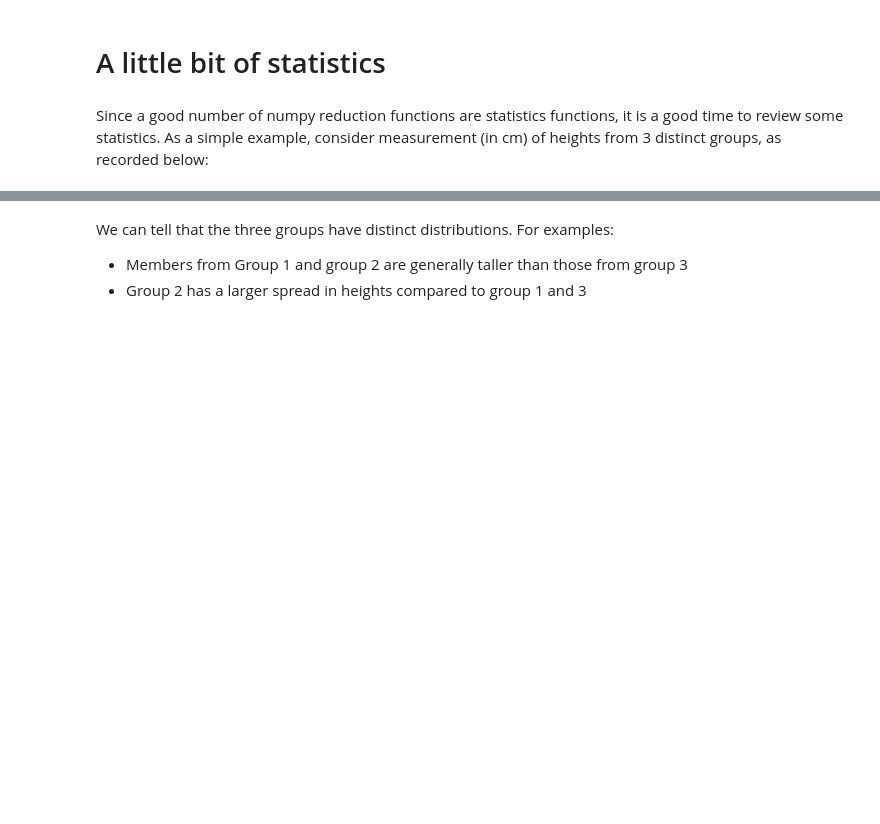
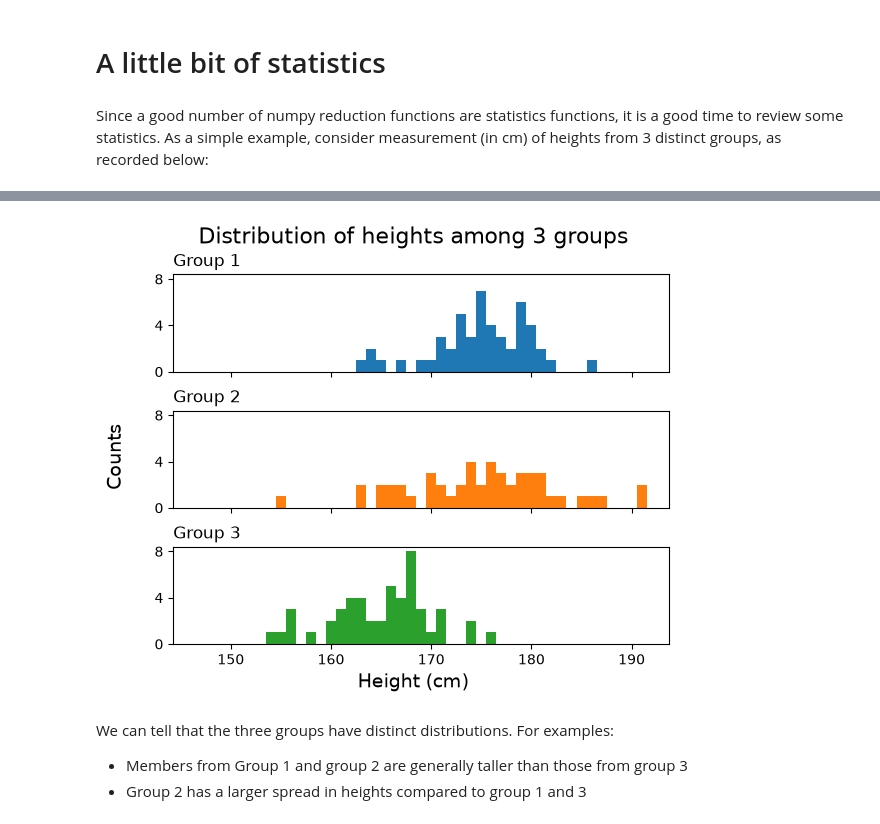
Before and after one commit to OCEAN-215-2026/preclass, a Jupyter notebook: week_04/statistics.ipynb, the cells around one changed output, grey strips where cells are left out. Cells and saved outputs as stored; diff of their text form; code cells hidden in the pictures; blank space fills up the shorter version.

```diff
--- a/week_04/statistics.ipynb
+++ b/week_04/statistics.ipynb
@@ -36,3 +34,33 @@ We can visualize the height distributions of the 3 groups using histogram like t
+# %%
+import matplotlib.pyplot as plt
+
+bins = np.arange(146.5, 192, 1)
+
+fig = plt.figure()
+ax1 = fig.add_subplot(3, 1, 1)
+ax2 = fig.add_subplot(3, 1, 2, sharex=ax1, sharey=ax1)
+ax3 = fig.add_subplot(3, 1, 3, sharex=ax1, sharey=ax1)
+fig.subplots_adjust(hspace=0.4)
+
+ax1.hist(heights_1, bins=bins, color="tab:blue")
+ax1.set_title("Group 1", loc="left")
+ax1.tick_params(labelbottom=False)
+ax1.set_yticks([0, 4, 8])
+
+ax2.hist(heights_2, bins=bins, color="tab:orange")
+ax2.tick_params(labelbottom=False)
+ax2.set_title("Group 2", loc="left")
+
+ax3.hist(heights_3, bins=bins, color="tab:green")
+ax3.set_title("Group 3", loc="left")
+
+fig.supxlabel("Height (cm)", fontsize=14)
+fig.supylabel("Counts", fontsize=14)
+fig.suptitle("Distribution of heights among 3 groups", fontsize=16)
+
+plt.show(fig)
+# %% [output]
+[figure, added]
 # %% [markdown]
 We can tell that the three groups have distinct distributions. For examples:
 
```
Also changed, not shown: parts of 1 cell of this notebook, 5 other files.
